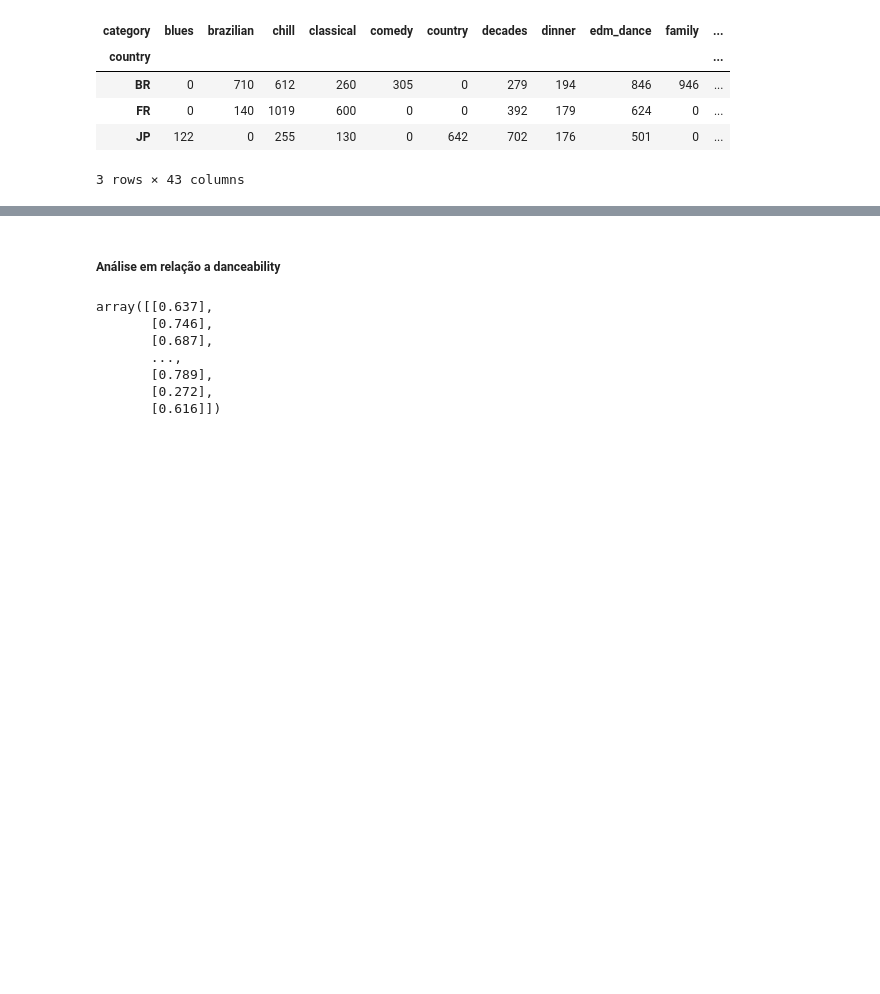
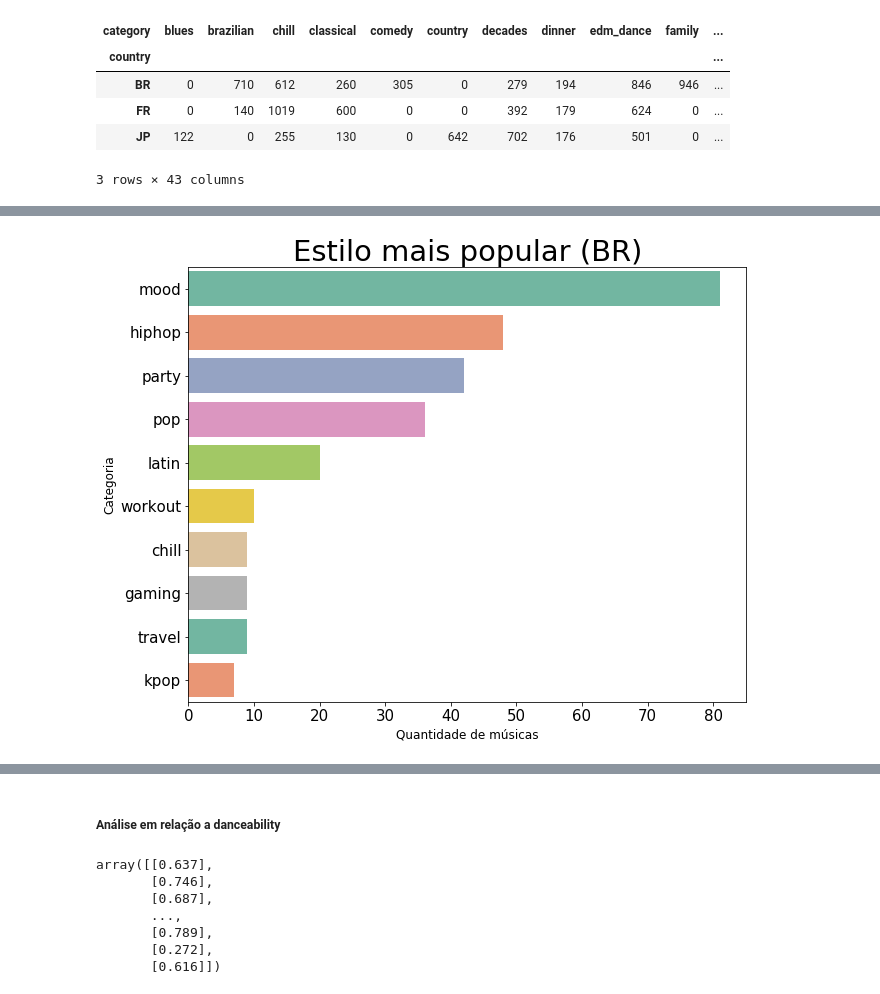
Before and after one commit to adrianofelisberto/analise_spotify_tcc, a Jupyter notebook: analise.ipynb, the cells around one changed output, grey strips where cells are left out. Saved outputs shown, nothing was run; the diff lists cells and outputs as text; code cells hidden in the pictures; blank space fills up the shorter version.

```diff
--- a/analise.ipynb
+++ b/analise.ipynb
@@ -335,0 +235,6 @@ ValueError: x and y must have same first dimension, but have shapes (10,) and (1
+# %%
+countCategories = df80.category.value_counts().head(10)
+dfbrCategoryP80 = pd.DataFrame()
+dfbrCategoryP80['category'] = pd.Series(list(countCategories.index))
+dfbrCategoryP80['qtd_music'] = pd.Series(list(countCategories.values))
+dfbrCategoryP80
@@ -335,0 +257,4 @@ ValueError: x and y must have same first dimension, but have shapes (10,) and (1
+# %%
+plotBar('Estilo mais popular (BR)', 'Quantidade de músicas', 'Categoria', 'qtd_music', 'category', dfbrCategoryP80)
+# %% [output]
+[figure, added]
```
Also changed, not shown: parts of 57 cells of this notebook.
